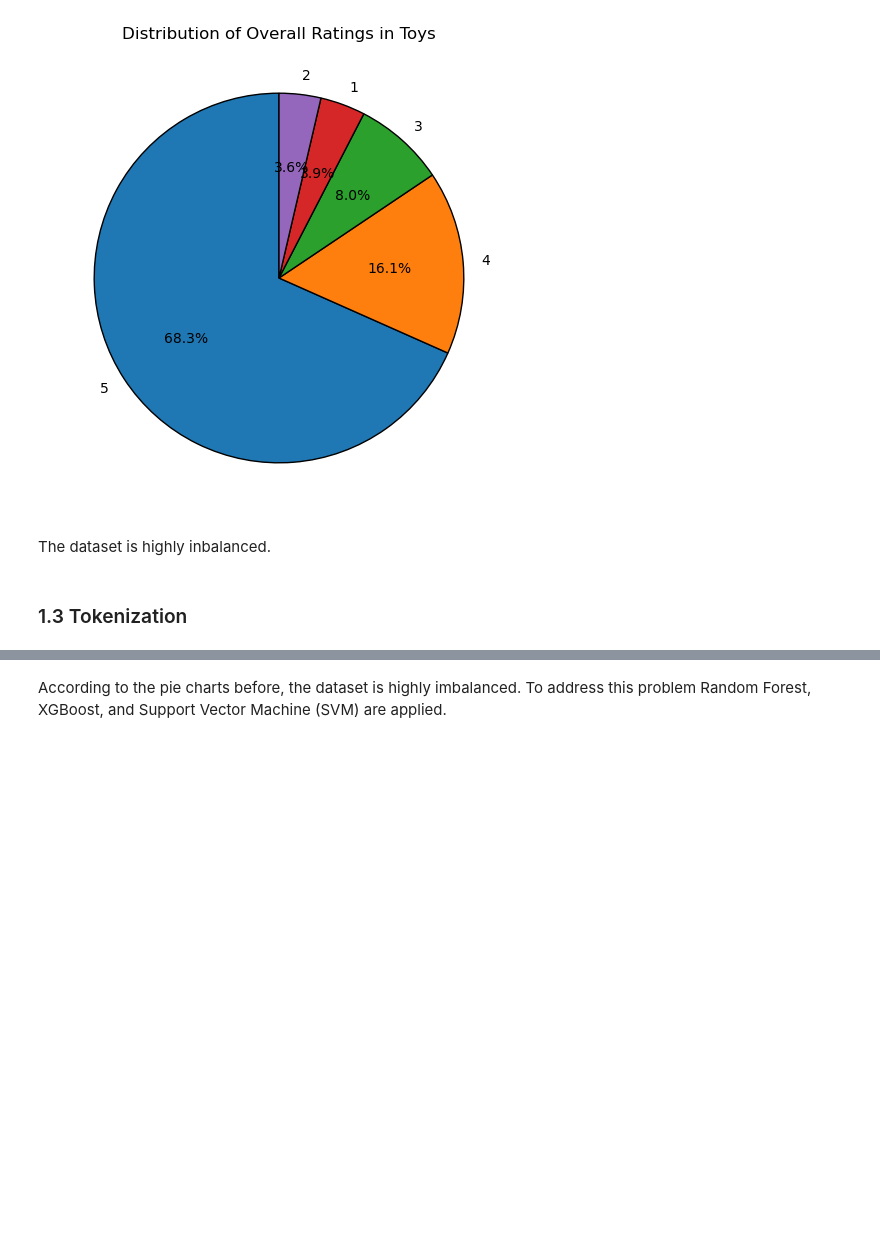
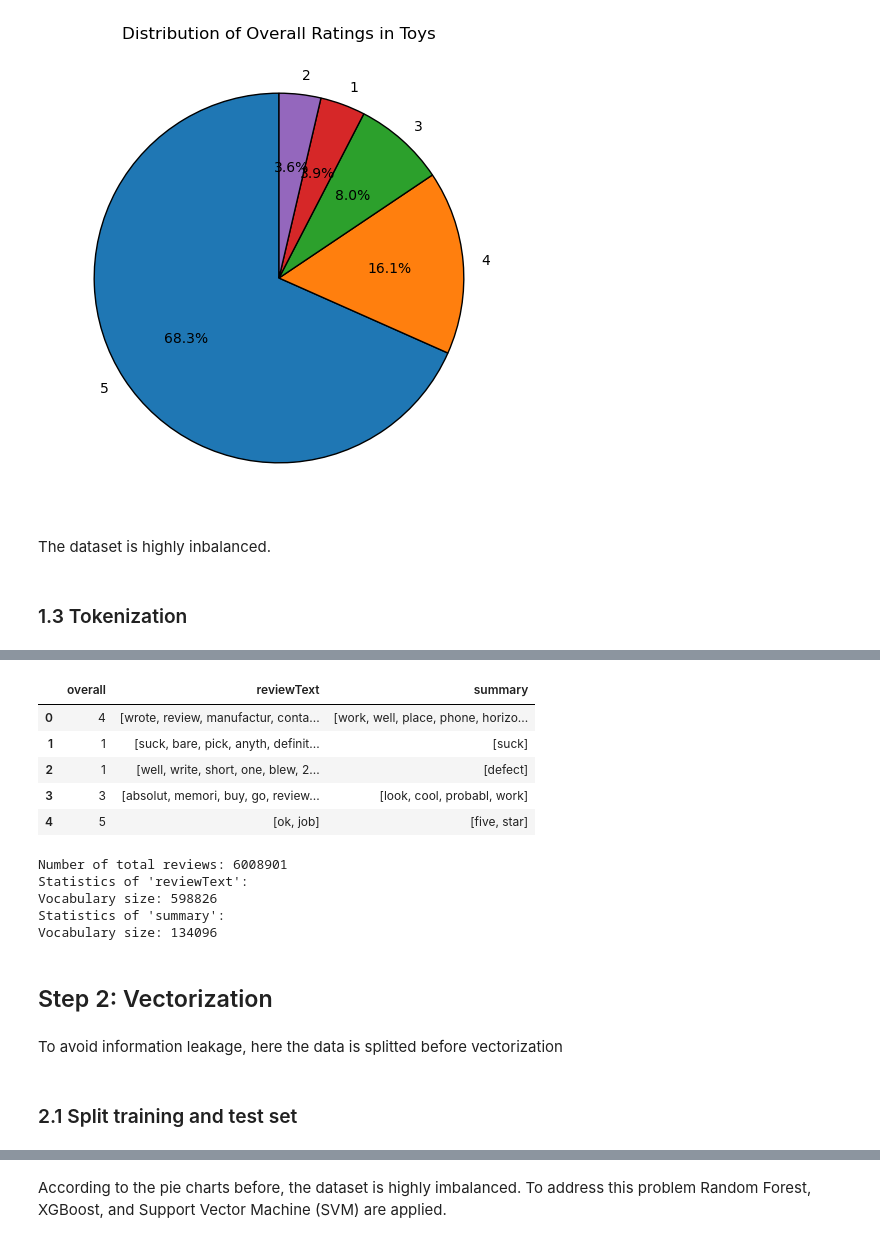
Before and after one commit to victorwang12729/amazon-prediction, a Jupyter notebook: amazon_prediction.ipynb, the cells around one changed output, grey strips where cells are left out. Drawn from its saved outputs; the diff is of its cells as text; code cells hidden in the pictures; blank space fills up the shorter version.

```diff
--- a/amazon_prediction.ipynb
+++ b/amazon_prediction.ipynb
@@ -475,0 +248,7 @@ def transform_text_into_tfidf(df, summary=False):
+# %%
+# Concat the 5 tables to a large dataframe
+dataframes = [df_Automotive, df_CDs, df_Cell, df_Grocery, df_Toys]
+df_drop_dup1 = pd.concat(dataframes, axis = 0)
+
+df_drop_dup1 = df_drop_dup1.reset_index(drop=True)
+df_drop_dup1.head()
@@ -475,0 +262,32 @@ def transform_text_into_tfidf(df, summary=False):
+# %%
+# Initialize tools
+stop_words = set(stopwords.words('english'))
+stemmer = PorterStemmer()
+
+def tokenize_text(text):
+    # Lowercase
+    text = text.lower()
+    # Remove punctuation
+    text = re.sub(f"[{re.escape(string.punctuation)}]", " ", text)
+    # Tokenize the text
+    tokens = word_tokenize(text)
+    # Filter out stopwords and non-alphanumeric tokens
+    tokens = [word for word in tokens if word.isalnum() and word not in stop_words]
+    # Stemming
+    tokens = [stemmer.stem(word) for word in tokens]
+
+    return tokens
+# %%
+# Copy a new data frame to store the tokenized data
+df_token = df_drop_dup1.copy()
+# Tokenize 'reviewText' and 'summary'
+df_token['reviewText'] = df_token['reviewText'].apply(tokenize_text)
+df_token['summary'] = df_token['summary'].apply(tokenize_text)
+df_token.head()
+# %% [output]
+|  | overall | reviewText | summary |
+| 0 | 4 | [wrote, review, manufactur, conta... | [work, well, place, phone, horizo... |
+| 1 | 1 | [suck, bare, pick, anyth, definit... | [suck] |
+| 2 | 1 | [well, write, short, one, blew, 2... | [defect] |
+| 3 | 3 | [absolut, memori, buy, go, review... | [look, cool, probabl, work] |
+| 4 | 5 | [ok, job] | [five, star] |
@@ -475,0 +302,18 @@ def transform_text_into_tfidf(df, summary=False):
+# %%
+# Do some statistics
+print(f"Number of total reviews: {len(df_token)}")
+# The vocabulary size of 'reviewText' and 'summary'
+tokenization_statistics(df_token['reviewText'], 'reviewText')
+tokenization_statistics(df_token['summary'], 'summary')
+# %% [output]
+Number of total reviews: 6008901
+Statistics of 'reviewText':
+Vocabulary size: 598826
+Statistics of 'summary':
+Vocabulary size: 134096
+# %% [markdown]
+## Step 2: Vectorization
+# %% [markdown]
+To avoid information leakage, here the data is splitted before vectorization
+# %% [markdown]
+### 2.1 Split training and test set
```
Also changed, not shown: parts of 50 cells of this notebook.
